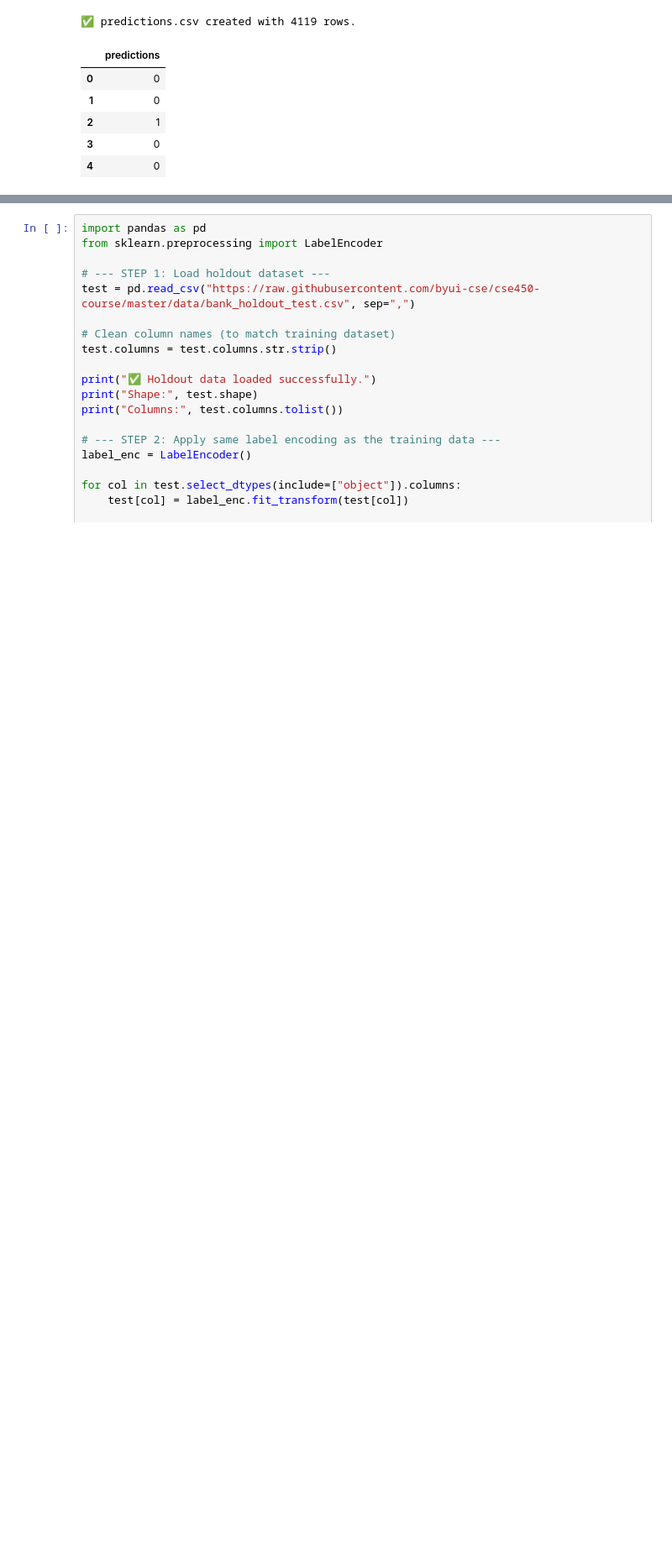
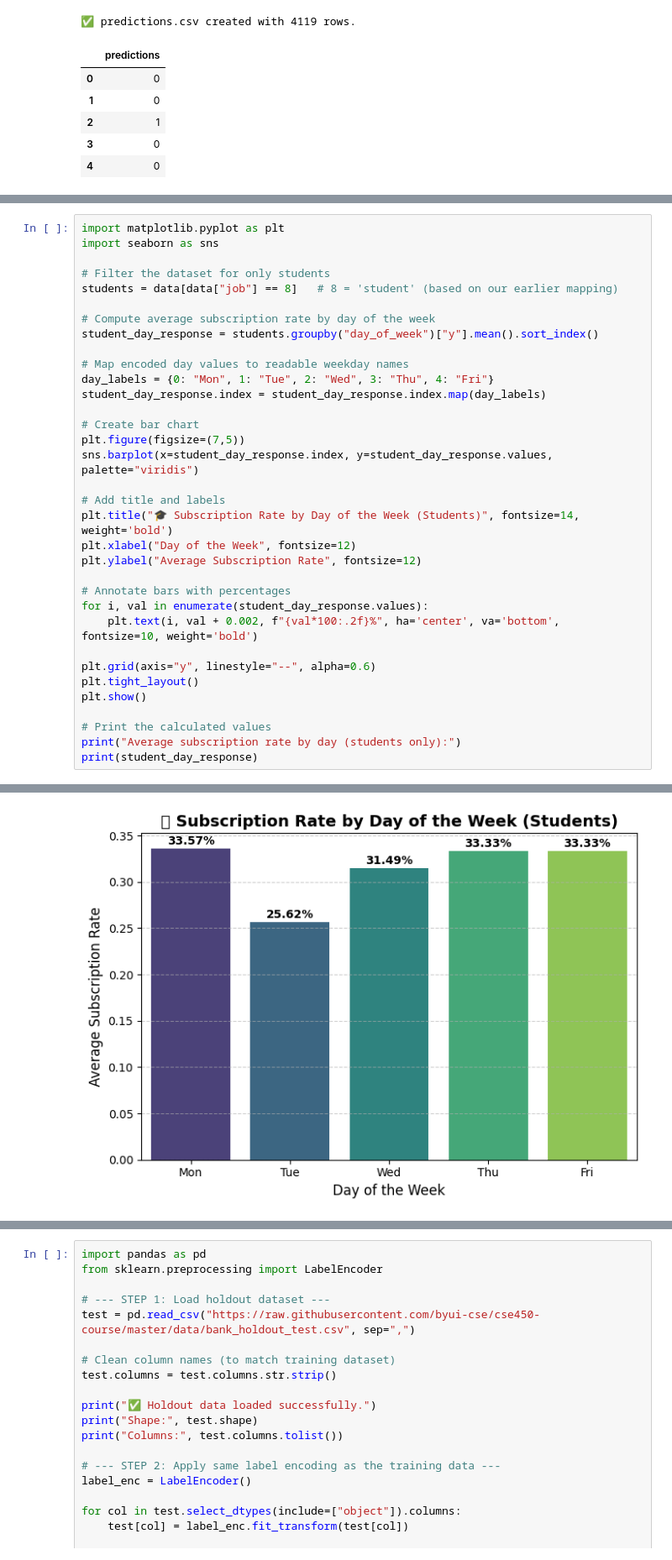
Before and after one commit to alvincharles45/alvincharles45.github.io, a Jupyter notebook: notebooks/starter_bank.ipynb, the cells around one changed output, grey strips where cells are left out. Shown at 84% size. Cells and saved outputs as stored; diff of their text form; blank space fills up the shorter version.

```diff
--- a/notebooks/starter_bank.ipynb
+++ b/notebooks/starter_bank.ipynb
@@ -187,0 +351,35 @@ plt.show()
+# %%
+import matplotlib.pyplot as plt
+import seaborn as sns
+
+# Filter the dataset for only students
+students = data[data["job"] == 8]   # 8 = 'student' (based on our earlier mapping)
+
+# Compute average subscription rate by day of the week
+student_day_response = students.groupby("day_of_week")["y"].mean().sort_index()
+
+# Map encoded day values to readable weekday names
+day_labels = {0: "Mon", 1: "Tue", 2: "Wed", 3: "Thu", 4: "Fri"}
+student_day_response.index = student_day_response.index.map(day_labels)
+
+# Create bar chart
+plt.figure(figsize=(7,5))
+sns.barplot(x=student_day_response.index, y=student_day_response.values, palette="viridis")
+
+# Add title and labels
+plt.title("🎓 Subscription Rate by Day of the Week (Students)", fontsize=14, weight='bold')
+plt.xlabel("Day of the Week", fontsize=12)
+plt.ylabel("Average Subscription Rate", fontsize=12)
+
+# Annotate bars with percentages
+for i, val in enumerate(student_day_response.values):
+    plt.text(i, val + 0.002, f"{val*100:.2f}%", ha='center', va='bottom', fontsize=10, weight='bold')
+
+plt.grid(axis="y", linestyle="--", alpha=0.6)
+plt.tight_layout()
+plt.show()
+
+# Print the calculated values
+print("Average subscription rate by day (students only):")
+print(student_day_response)
+# %% [output]
@@ -187,0 +389 @@ plt.show()
+[figure, added]
```
Also changed, not shown: parts of 7 cells of this notebook.
